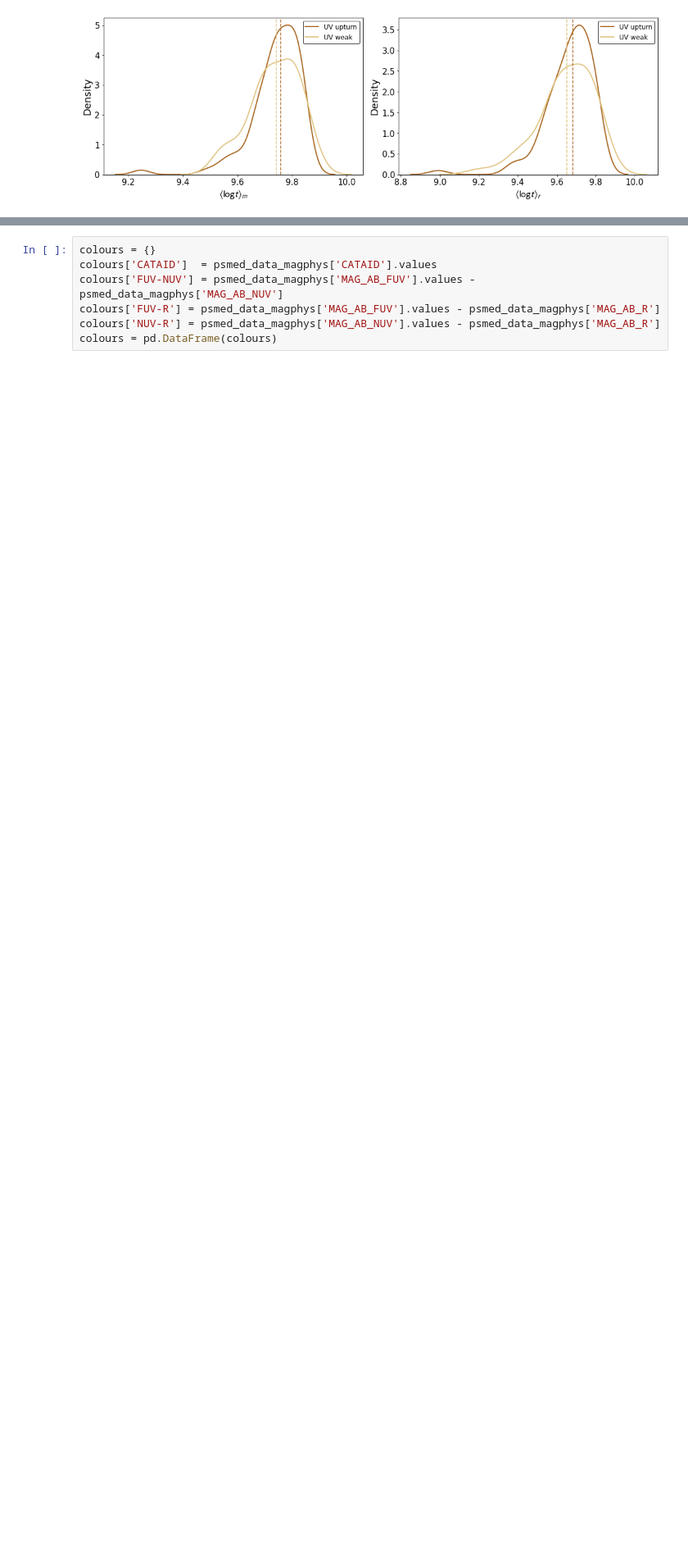
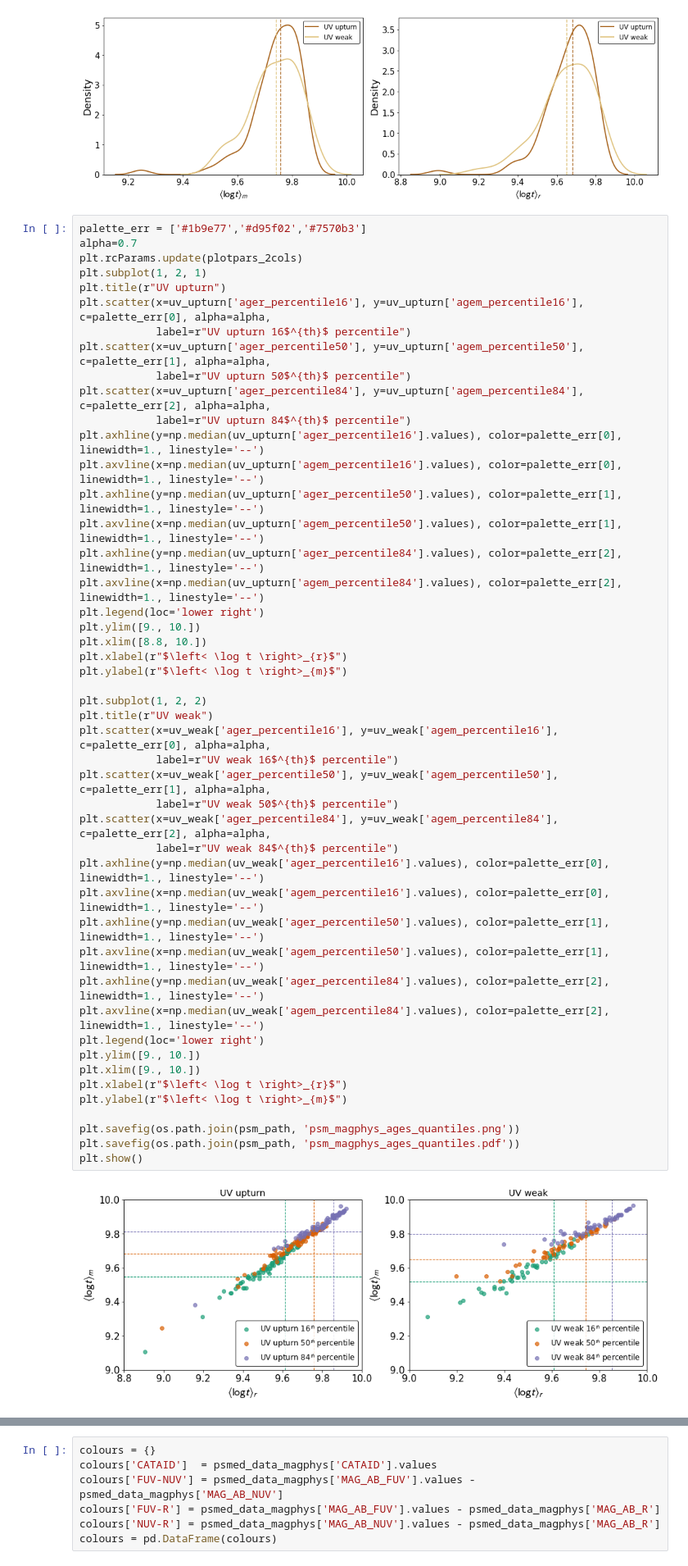
Before and after one commit to mdastro/UVupturn-RSGs, a Jupyter notebook: UV_PSM/PSM_StellarPopsAnalysis_MagPhys.ipynb, the cells around one changed output, grey strips where cells are left out. Shown at 82% size. Drawn from its saved outputs; the diff is of its cells as text; blank space fills up the shorter version.

Commit message:
:sparkles: new plots

```diff
--- a/UV_PSM/PSM_StellarPopsAnalysis_MagPhys.ipynb
+++ b/UV_PSM/PSM_StellarPopsAnalysis_MagPhys.ipynb
@@ -344,3 +345,52 @@ plt.savefig(os.path.join(psm_path, 'psm_magphys_age.pdf'))
 plt.show()
 # %% [output]
 [figure]
+# %%
+palette_err = ['#1b9e77','#d95f02','#7570b3']
+alpha=0.7
+plt.rcParams.update(plotpars_2cols)
+plt.subplot(1, 2, 1)
+plt.title(r"UV upturn")
+plt.scatter(x=uv_upturn['ager_percentile16'], y=uv_upturn['agem_percentile16'], c=palette_err[0], alpha=alpha,
+            label=r"UV upturn 16$^{th}$ percentile")
+plt.scatter(x=uv_upturn['ager_percentile50'], y=uv_upturn['agem_percentile50'], c=palette_err[1], alpha=alpha,
+            label=r"UV upturn 50$^{th}$ percentile")
+plt.scatter(x=uv_upturn['ager_percentile84'], y=uv_upturn['agem_percentile84'], c=palette_err[2], alpha=alpha,
+            label=r"UV upturn 84$^{th}$ percentile")
+plt.axhline(y=np.median(uv_upturn['ager_percentile16'].values), color=palette_err[0], linewidth=1., linestyle='--')
+plt.axvline(x=np.median(uv_upturn['agem_percentile16'].values), color=palette_err[0], linewidth=1., linestyle='--')
+plt.axhline(y=np.median(uv_upturn['ager_percentile50'].values), color=palette_err[1], linewidth=1., linestyle='--')
+plt.axvline(x=np.median(uv_upturn['agem_percentile50'].values), color=palette_err[1], linewidth=1., linestyle='--')
+plt.axhline(y=np.median(uv_upturn['ager_percentile84'].values), color=palette_err[2], linewidth=1., linestyle='--')
+plt.axvline(x=np.median(uv_upturn['agem_percentile84'].values), color=palette_err[2], linewidth=1., linestyle='--')
+plt.legend(loc='lower right')
+plt.ylim([9., 10.])
+plt.xlim([8.8, 10.])
+plt.xlabel(r"$\left< \log t \right>_{r}$")
+plt.ylabel(r"$\left< \log t \right>_{m}$")
+
+plt.subplot(1, 2, 2)
+plt.title(r"UV weak")
+plt.scatter(x=uv_weak['ager_percentile16'], y=uv_weak['agem_percentile16'], c=palette_err[0], alpha=alpha,
+            label=r"UV weak 16$^{th}$ percentile")
+plt.scatter(x=uv_weak['ager_percentile50'], y=uv_weak['agem_percentile50'], c=palette_err[1], alpha=alpha,
+            label=r"UV weak 50$^{th}$ percentile")
+plt.scatter(x=uv_weak['ager_percentile84'], y=uv_weak['agem_percentile84'], c=palette_err[2], alpha=alpha,
+            label=r"UV weak 84$^{th}$ percentile")
+plt.axhline(y=np.median(uv_weak['ager_percentile16'].values), color=palette_err[0], linewidth=1., linestyle='--')
+plt.axvline(x=np.median(uv_weak['agem_percentile16'].values), color=palette_err[0], linewidth=1., linestyle='--')
+plt.axhline(y=np.median(uv_weak['ager_percentile50'].values), color=palette_err[1], linewidth=1., linestyle='--')
+plt.axvline(x=np.median(uv_weak['agem_percentile50'].values), color=palette_err[1], linewidth=1., linestyle='--')
+plt.axhline(y=np.median(uv_weak['ager_percentile84'].values), color=palette_err[2], linewidth=1., linestyle='--')
+plt.axvline(x=np.median(uv_weak['agem_percentile84'].values), color=palette_err[2], linewidth=1., linestyle='--')
+plt.legend(loc='lower right')
+plt.ylim([9., 10.])
+plt.xlim([9., 10.])
+plt.xlabel(r"$\left< \log t \right>_{r}$")
+plt.ylabel(r"$\left< \log t \right>_{m}$")
+
+plt.savefig(os.path.join(psm_path, 'psm_magphys_ages_quantiles.png'))
+plt.savefig(os.path.join(psm_path, 'psm_magphys_ages_quantiles.pdf'))
+plt.show()
+# %% [output]
+[figure, added]
```
Also changed, not shown: parts of 3 cells of this notebook.
